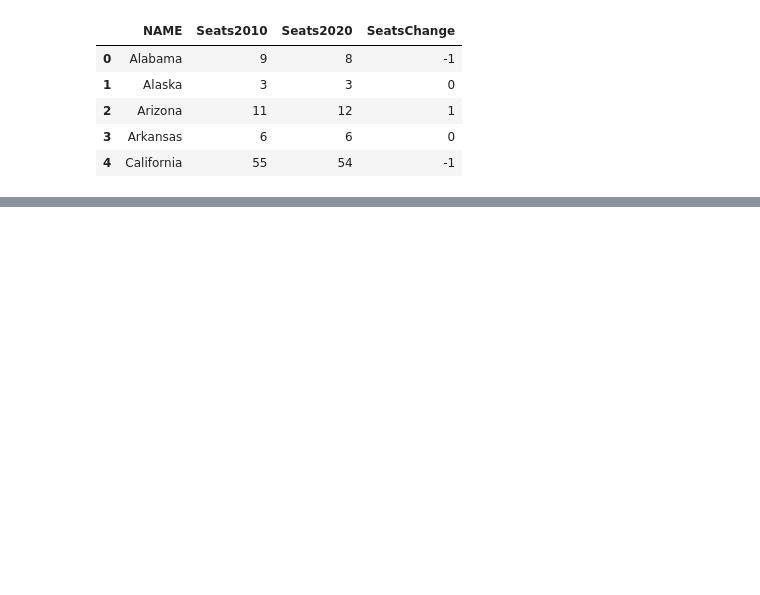
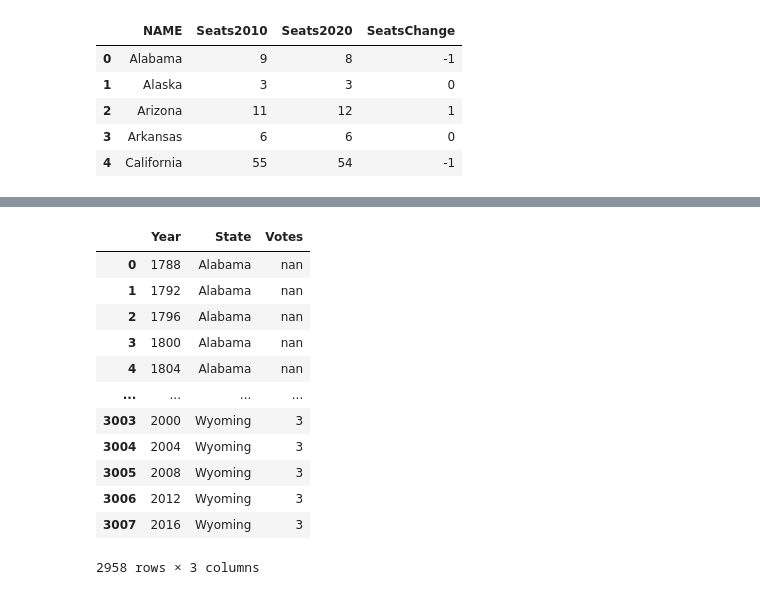
Before and after one commit to somjadhav/representation, a Jupyter notebook: Main.ipynb, the cells around one changed output, grey strips where cells are left out. Saved outputs shown, nothing was run; the diff lists cells and outputs as text; code cells hidden in the pictures; blank space fills up the shorter version.

```diff
--- a/Main.ipynb
+++ b/Main.ipynb
@@ -119,3 +120,20 @@ plot.update_layout(title_text = 'Predicted Change in Electoral Votes After 2020
 plot.show()
 # %% [output]
 [interactive output not drawn]
+# %%
+df_elec_col = df_elec_col[df_elec_col['Year'] != 2020]
+df_elec_col
+# %% [output]
+|  | Year | State | Votes |
+| 0 | 1788 | Alabama | nan |
+| 1 | 1792 | Alabama | nan |
+| 2 | 1796 | Alabama | nan |
+| 3 | 1800 | Alabama | nan |
+| 4 | 1804 | Alabama | nan |
+| ... | ... | ... | ... |
+| 3003 | 2000 | Wyoming | 3 |
+| 3004 | 2004 | Wyoming | 3 |
+| 3005 | 2008 | Wyoming | 3 |
+| 3006 | 2012 | Wyoming | 3 |
+| 3007 | 2016 | Wyoming | 3 |
+2958 rows × 3 columns
```
Also changed, not shown: parts of 1 cell of this notebook, 1 other file.
